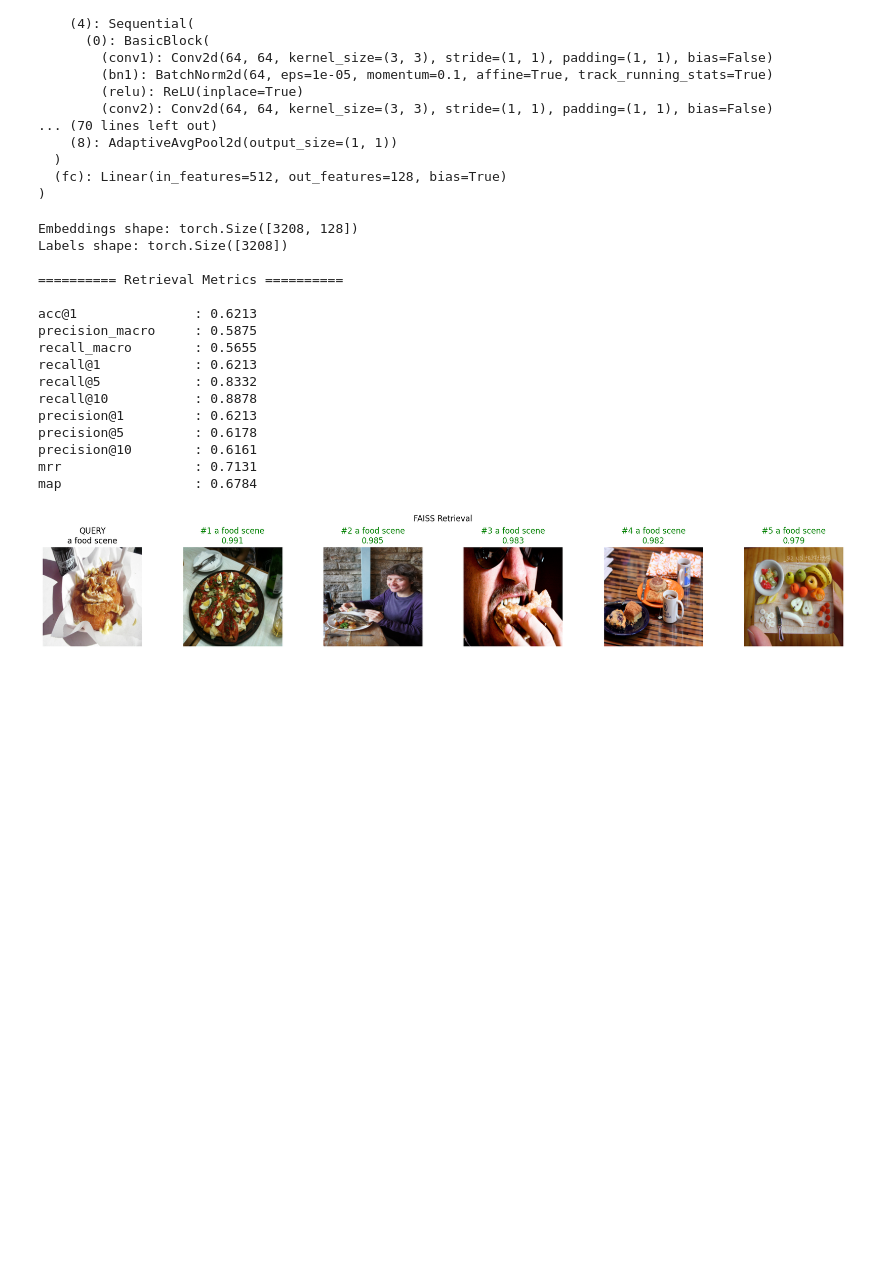
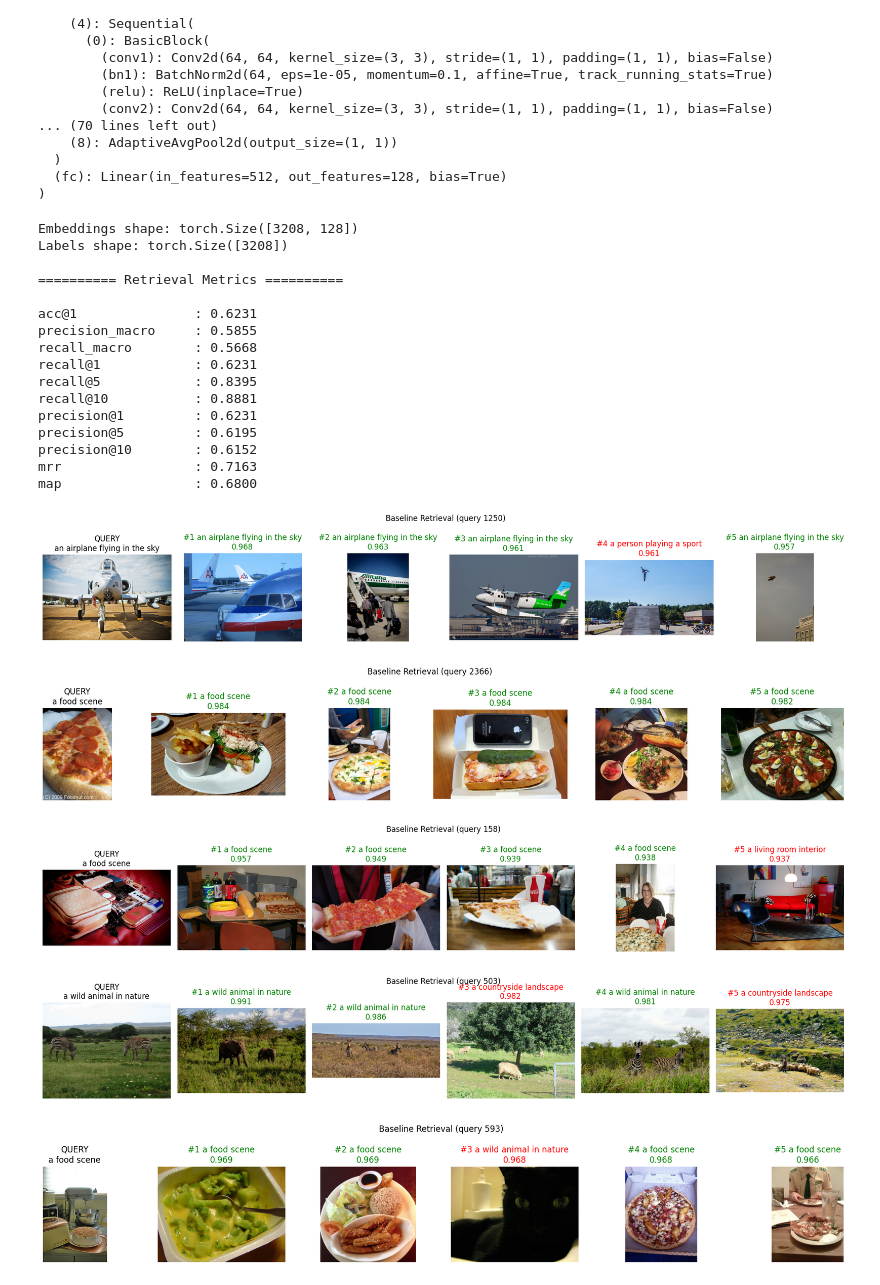
Before and after one commit to LenionK/dl26-projects, a Jupyter notebook: notebooks/baseline.ipynb, the cells around one changed output. Drawn from its saved outputs; the diff is of its cells as text; code cells hidden in the pictures; blank space fills up the shorter version.

```diff
--- a/notebooks/baseline.ipynb
+++ b/notebooks/baseline.ipynb
@@ -143,7 +143,7 @@ EmbeddingNet(
 from src.evaluation.retrieval import compute_embeddings, evaluate_retrieval, print_metrics, plot_retrieval, plot_tsne
 # %%
 model = baseline_model.to(device)
-
+IMAGE_DIR = os.path.join(os.path.abspath(".."), "data", "images")
 
 embeddings, labels = compute_embeddings(
     model=model,
@@ -172,32 +172,43 @@ Labels shape: torch.Size([3208])
 
 ========== Retrieval Metrics ==========
 
-acc@1               : 0.6213
-precision_macro     : 0.5875
-recall_macro        : 0.5655
-recall@1            : 0.6213
-recall@5            : 0.8332
-recall@10           : 0.8878
-precision@1         : 0.6213
-precision@5         : 0.6178
-precision@10        : 0.6161
-mrr                 : 0.7131
-map                 : 0.6784
+acc@1               : 0.6231
+precision_macro     : 0.5855
+recall_macro        : 0.5668
+recall@1            : 0.6231
+recall@5            : 0.8395
+recall@10           : 0.8881
+precision@1         : 0.6231
+precision@5         : 0.6195
+precision@10        : 0.6152
+mrr                 : 0.7163
+map                 : 0.6800
 # %%
-query_idx = 10
+import numpy as np
+def plot_random_retrievals(n=5, seed=40):
+    np.random.seed(seed)
+    query_indices = np.random.choice(len(labels), size=n, replace=False)
 
-plot_retrieval(
-    dataset=dataset_val,
-    labels=labels,
-    indices=indices,
-    scores=scores,
-    query_idx=query_idx,
-    idx2label=dataset_val.idx2label,
-    topk=5,
-    title="FAISS Retrieval",
-)
+    for q in query_indices:
+        plot_retrieval(
+            df= df_val,
+            labels=labels,
+            indices=indices,
+            scores=scores,
+            query_idx=int(q),
+            idx2label=dataset_val.idx2label,
+            image_dir=IMAGE_DIR,
+            topk=5,
+            title=f"Baseline Retrieval (query {q})",
+        )
+
+plot_random_retrievals(n=5, seed=40)
 # %% [output]
-[figure, old version]
+[figure, new version]
+[figure, added]
+[figure, added]
+[figure, added]
+[figure, added]
 # %%
 plot_tsne(
     embeddings=embeddings,
```
Also changed, not shown: parts of 1 cell of this notebook, 9 other files.
